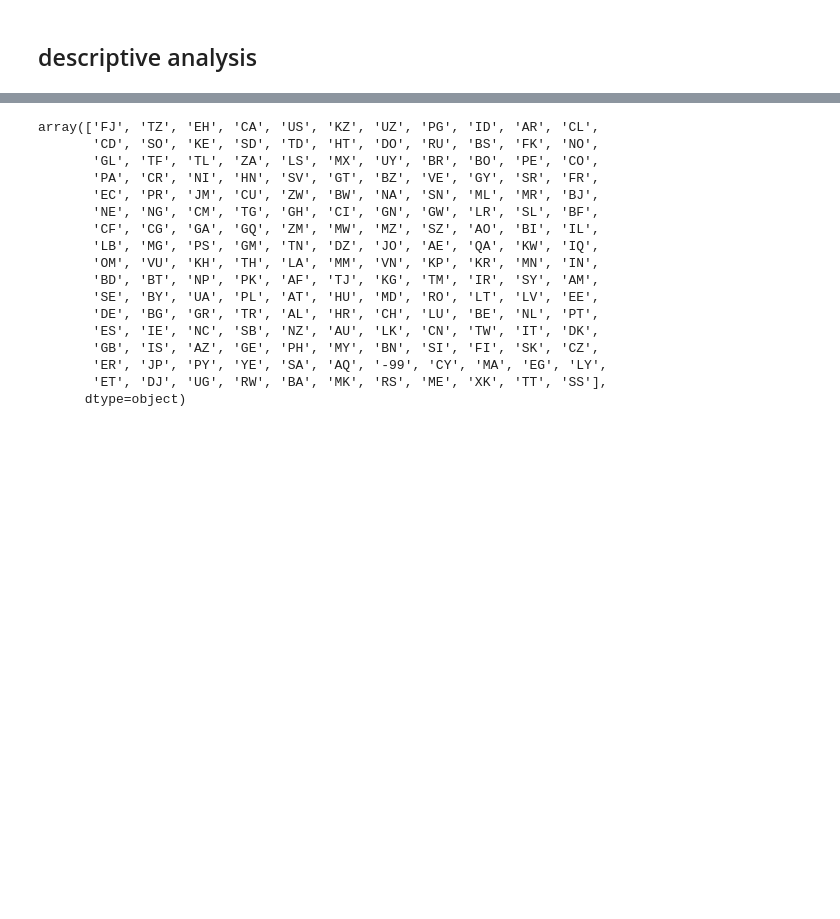
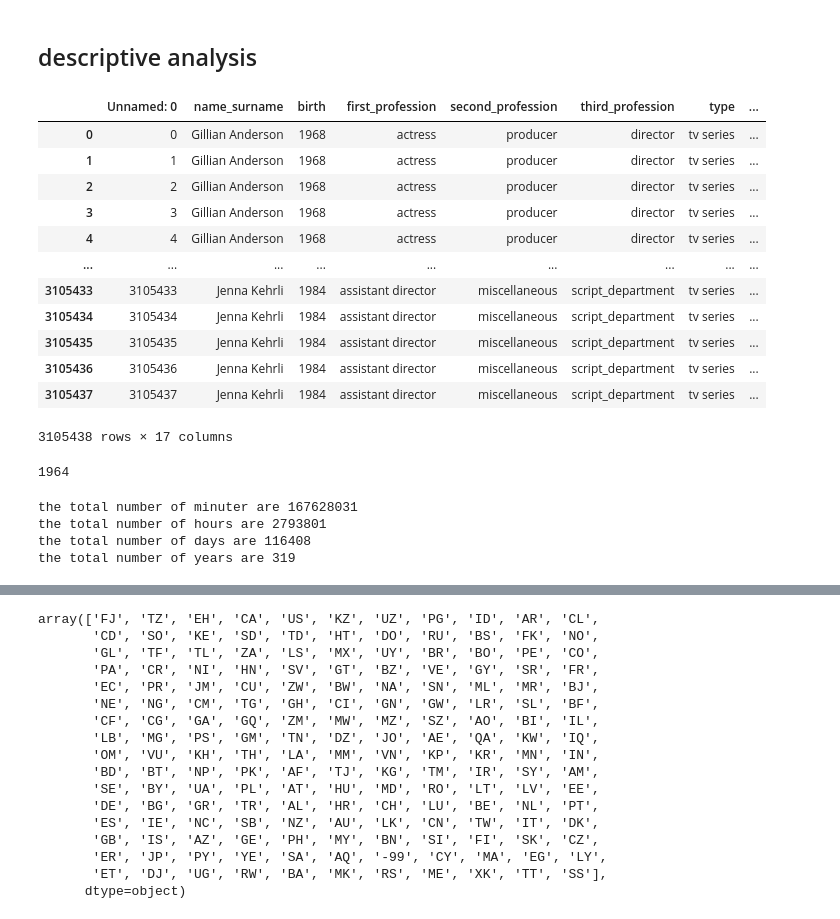
Before and after one commit to depa-tto/Python-project-exam, a Jupyter notebook: Py_project_DePatto.ipynb, the cells around one changed output, grey strips where cells are left out. Saved outputs shown, nothing was run; the diff lists cells and outputs as text; code cells hidden in the pictures; blank space fills up the shorter version.

Commit message:
numpy

```diff
--- a/Py_project_DePatto.ipynb
+++ b/Py_project_DePatto.ipynb
@@ -15,3 +15,26 @@ from collections import Counter # type: ignore
 import geopandas as gpd # type: ignore
 # %%
 merge_set = pd.read_csv('./merge_set.csv')
+# %%
+merge_set
+# %% [output]
+|  | Unnamed: 0 | name_surname | birth | first_profession | second_profession | third_profession | type | ... |
+| 0 | 0 | Gillian Anderson | 1968 | actress | producer | director | tv series | ... |
+| 1 | 1 | Gillian Anderson | 1968 | actress | producer | director | tv series | ... |
+| 2 | 2 | Gillian Anderson | 1968 | actress | producer | director | tv series | ... |
+| 3 | 3 | Gillian Anderson | 1968 | actress | producer | director | tv series | ... |
+| 4 | 4 | Gillian Anderson | 1968 | actress | producer | director | tv series | ... |
+| ... | ... | ... | ... | ... | ... | ... | ... | ... |
+| 3105433 | 3105433 | Jenna Kehrli | 1984 | assistant director | miscellaneous | script_department | tv series | ... |
+| 3105434 | 3105434 | Jenna Kehrli | 1984 | assistant director | miscellaneous | script_department | tv series | ... |
+| 3105435 | 3105435 | Jenna Kehrli | 1984 | assistant director | miscellaneous | script_department | tv series | ... |
+| 3105436 | 3105436 | Jenna Kehrli | 1984 | assistant director | miscellaneous | script_department | tv series | ... |
+| 3105437 | 3105437 | Jenna Kehrli | 1984 | assistant director | miscellaneous | script_department | tv series | ... |
+3105438 rows × 17 columns
+# %%
+actors = merge_set.loc[(merge_set['first_profession'] == 'actor') | (merge_set['first_profession'] == 'actress')]
+
+birth = actors['birth'].to_numpy()
+round(np.mean(birth))
+# %% [output]
+1964
@@ -18,3 +43,18 @@ merge_set = pd.read_csv('./merge_set.csv')
+# %%
+total_minutes = np.sum(minutes_runtimes)
+total_hours = round(np.divide(total_minutes, 60))
+total_days = round(np.divide(total_hours, 24))
+total_years = round(np.divide(total_days, 365))
+
+print(f'the total number of minuter are {total_minutes}')
+print(f'the total number of hours are {total_hours}')
+print(f'the total number of days are {total_days}')
+print(f'the total number of years are {total_years}')
+# %% [output]
+the total number of minuter are 167628031
+the total number of hours are 2793801
+the total number of days are 116408
+the total number of years are 319
 # %%
 plt.figure(figsize=(10, 6))
 plt.hist(merge_set['start_year'], bins=50, color='green', alpha=0.7, edgecolor='black', density=True)
```
Also changed, not shown: parts of 6 cells of this notebook, 4 other files.
